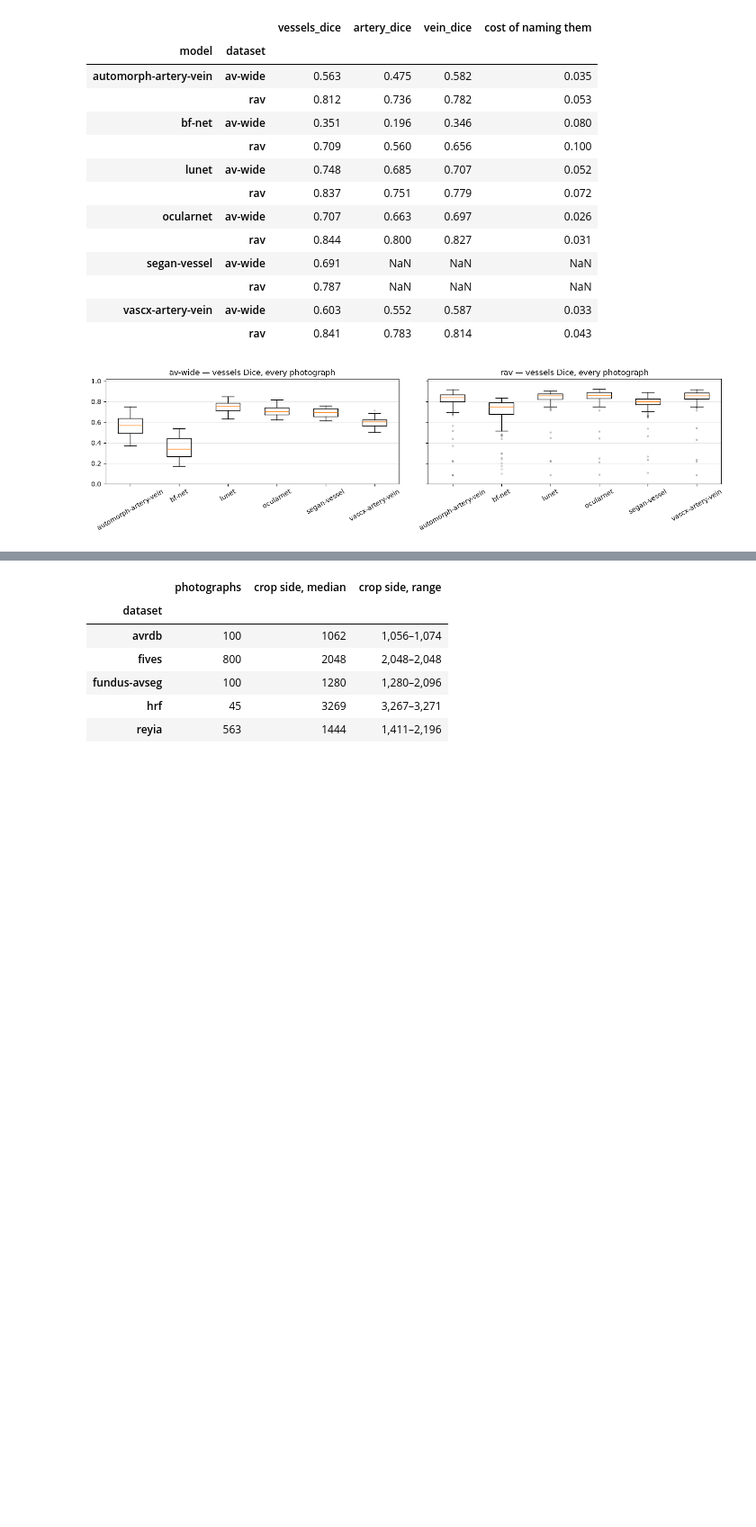
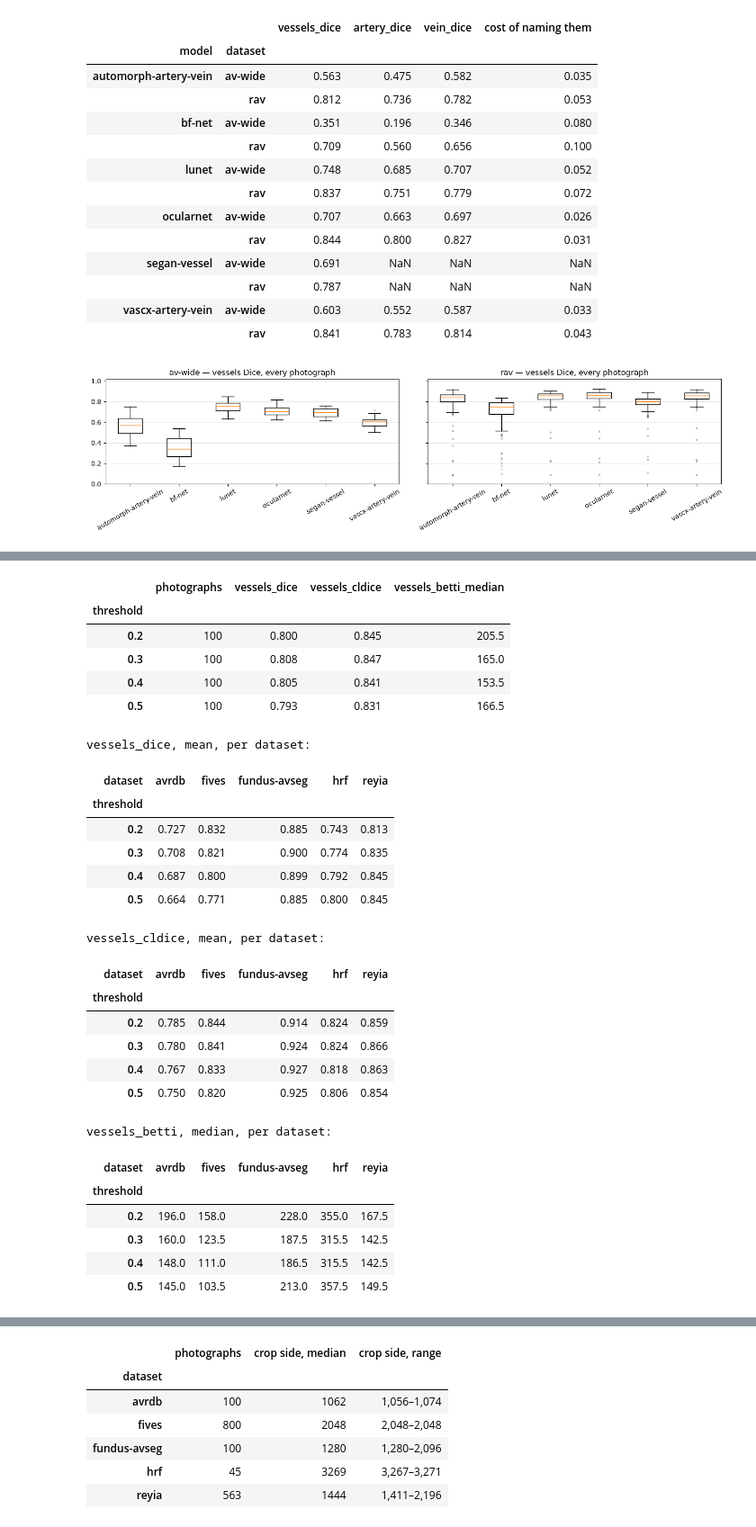
Before and after one commit to staskh/fundus-atlas, a Jupyter notebook: notebooks/av.ipynb, the cells around one changed output, grey strips where cells are left out. Shown at 90% size. Cells and saved outputs as stored; diff of their text form; code cells hidden in the pictures; blank space fills up the shorter version.

```diff
--- a/notebooks/av.ipynb
+++ b/notebooks/av.ipynb
@@ -1186,0 +1196,68 @@ fig.tight_layout()
+# %%
+from torch.utils.data import DataLoader  # noqa: E402
+
+from benchmarks.loaders.av import ArteryVeinLoader  # noqa: E402
+from benchmarks.loaders.base import collate  # noqa: E402
+from models.utils import catalogue as model_catalogue  # noqa: E402
+
+#: The thresholds compared: this atlas's, the upstream's, and two between.
+THRESHOLDS = (0.2, 0.3, 0.4, 0.5)
+#: Photographs per pooled dataset, drawn with a recorded seed so the sample can be repeated.
+SWEEP_SAMPLE = 20
+
+reference = model_catalogue.load("segan-vessel")
+swept = []
+for dataset in DATASETS:
+    loader = ArteryVeinLoader(
+        dataset, size=reference.grid, root=STORE, prepare=reference.prepare,
+        max_samples=SWEEP_SAMPLE, random_samples=True, seed=0,
+    )
+    for sample in DataLoader(loader, batch_size=1, collate_fn=collate, shuffle=False):
+        probabilities = reference.probabilities(sample["image"])
+        for threshold in THRESHOLDS:
+            outline = reference.interpret(probabilities, sample["crop_side"], threshold=threshold)[0]
+            measured = measurements.measure(outline.masks, sample["masks"][0])
+            swept.append({
+                "dataset": dataset, "key": sample["key"][0], "threshold": threshold,
+                "vessels_dice": measured.get("vessels_dice"),
+                "vessels_cldice": measured.get("vessels_cldice"),
+                "vessels_betti": measured.get("vessels_betti"),
+            })
+reference.release()
+SWEPT = pd.DataFrame(swept)
+pooled = SWEPT.groupby("threshold").agg(
+    photographs=("key", "nunique"), vessels_dice=("vessels_dice", "mean"),
+    vessels_cldice=("vessels_cldice", "mean"), vessels_betti_median=("vessels_betti", "median"),
+)
+display(pooled.round(3))
+for metric, how in (("vessels_dice", "mean"), ("vessels_cldice", "mean"), ("vessels_betti", "median")):
+    print(f"{metric}, {how}, per dataset:")
+    display(SWEPT.pivot_table(index="threshold", columns="dataset", values=metric, aggfunc=how).round(3))
+# %% [output]
+|  | photographs | vessels_dice | vessels_cldice | vessels_betti_median |
+| threshold |  |  |  |  |
+| 0.2 | 100 | 0.800 | 0.845 | 205.5 |
+| 0.3 | 100 | 0.808 | 0.847 | 165.0 |
+| 0.4 | 100 | 0.805 | 0.841 | 153.5 |
+| 0.5 | 100 | 0.793 | 0.831 | 166.5 |
+vessels_dice, mean, per dataset:
+| dataset | avrdb | fives | fundus-avseg | hrf | reyia |
+| threshold |  |  |  |  |  |
+| 0.2 | 0.727 | 0.832 | 0.885 | 0.743 | 0.813 |
+| 0.3 | 0.708 | 0.821 | 0.900 | 0.774 | 0.835 |
+| 0.4 | 0.687 | 0.800 | 0.899 | 0.792 | 0.845 |
+| 0.5 | 0.664 | 0.771 | 0.885 | 0.800 | 0.845 |
+vessels_cldice, mean, per dataset:
+| dataset | avrdb | fives | fundus-avseg | hrf | reyia |
+| threshold |  |  |  |  |  |
+| 0.2 | 0.785 | 0.844 | 0.914 | 0.824 | 0.859 |
+| 0.3 | 0.780 | 0.841 | 0.924 | 0.824 | 0.866 |
+| 0.4 | 0.767 | 0.833 | 0.927 | 0.818 | 0.863 |
+| 0.5 | 0.750 | 0.820 | 0.925 | 0.806 | 0.854 |
+vessels_betti, median, per dataset:
+| dataset | avrdb | fives | fundus-avseg | hrf | reyia |
+| threshold |  |  |  |  |  |
+| 0.2 | 196.0 | 158.0 | 228.0 | 355.0 | 167.5 |
+| 0.3 | 160.0 | 123.5 | 187.5 | 315.5 | 142.5 |
+| 0.4 | 148.0 | 111.0 | 186.5 | 315.5 | 142.5 |
+| 0.5 | 145.0 | 103.5 | 213.0 | 357.5 | 149.5 |
```
Also changed, not shown: parts of 3 cells of this notebook, 33 other files.
